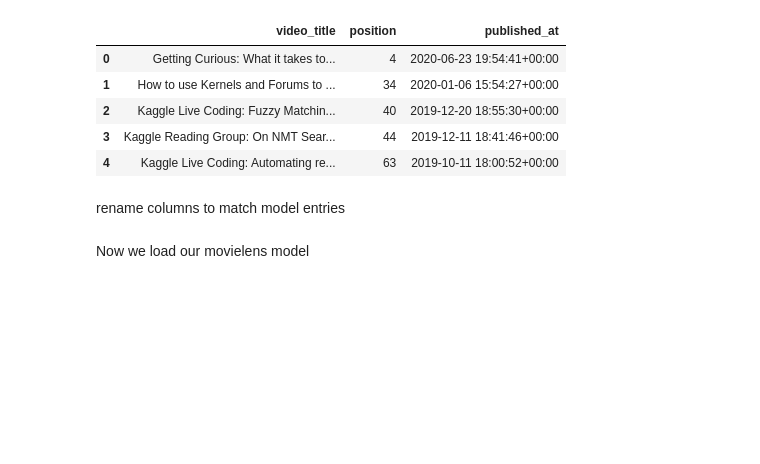
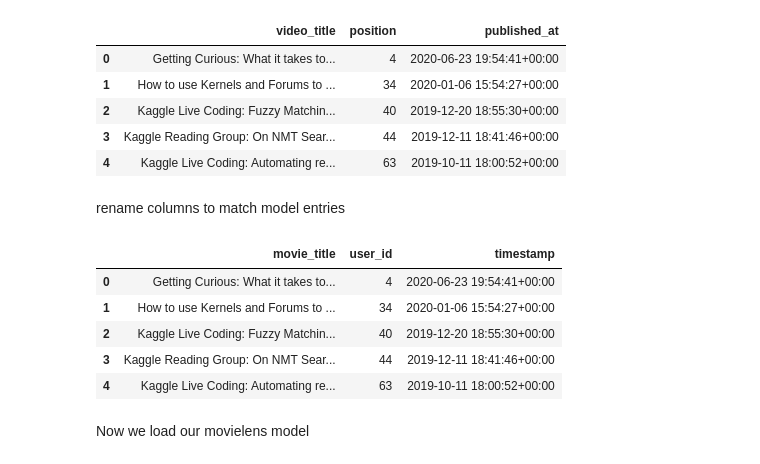
Before and after one commit to yvanminyem/whyzzerRec, a Jupyter notebook: WhyzzerRec.ipynb, the cells around one changed output. Cells and saved outputs as stored; diff of their text form; code cells hidden in the pictures; blank space fills up the shorter version.

```diff
--- a/WhyzzerRec.ipynb
+++ b/WhyzzerRec.ipynb
@@ -96,6 +97,15 @@ analytics = analytics_data_real
 rename columns to match model entries
 # %%
 analytics.rename(columns={'video_title': 'movie_title', 'published_at': 'timestamp','position':'user_id'}, inplace=True)
+# %%
+analytics.head()
+# %% [output]
+|  | movie_title | user_id | timestamp |
+| 0 | Getting Curious: What it takes to... | 4 | 2020-06-23 19:54:41+00:00 |
+| 1 | How to use Kernels and Forums to ... | 34 | 2020-01-06 15:54:27+00:00 |
+| 2 | Kaggle Live Coding: Fuzzy Matchin... | 40 | 2019-12-20 18:55:30+00:00 |
+| 3 | Kaggle Reading Group: On NMT Sear... | 44 | 2019-12-11 18:41:46+00:00 |
+| 4 | Kaggle Live Coding: Automating re... | 63 | 2019-10-11 18:00:52+00:00 |
 # %% [markdown]
 Now we load our movielens model
 # %%
```
Also changed, not shown: parts of 5 cells of this notebook.
